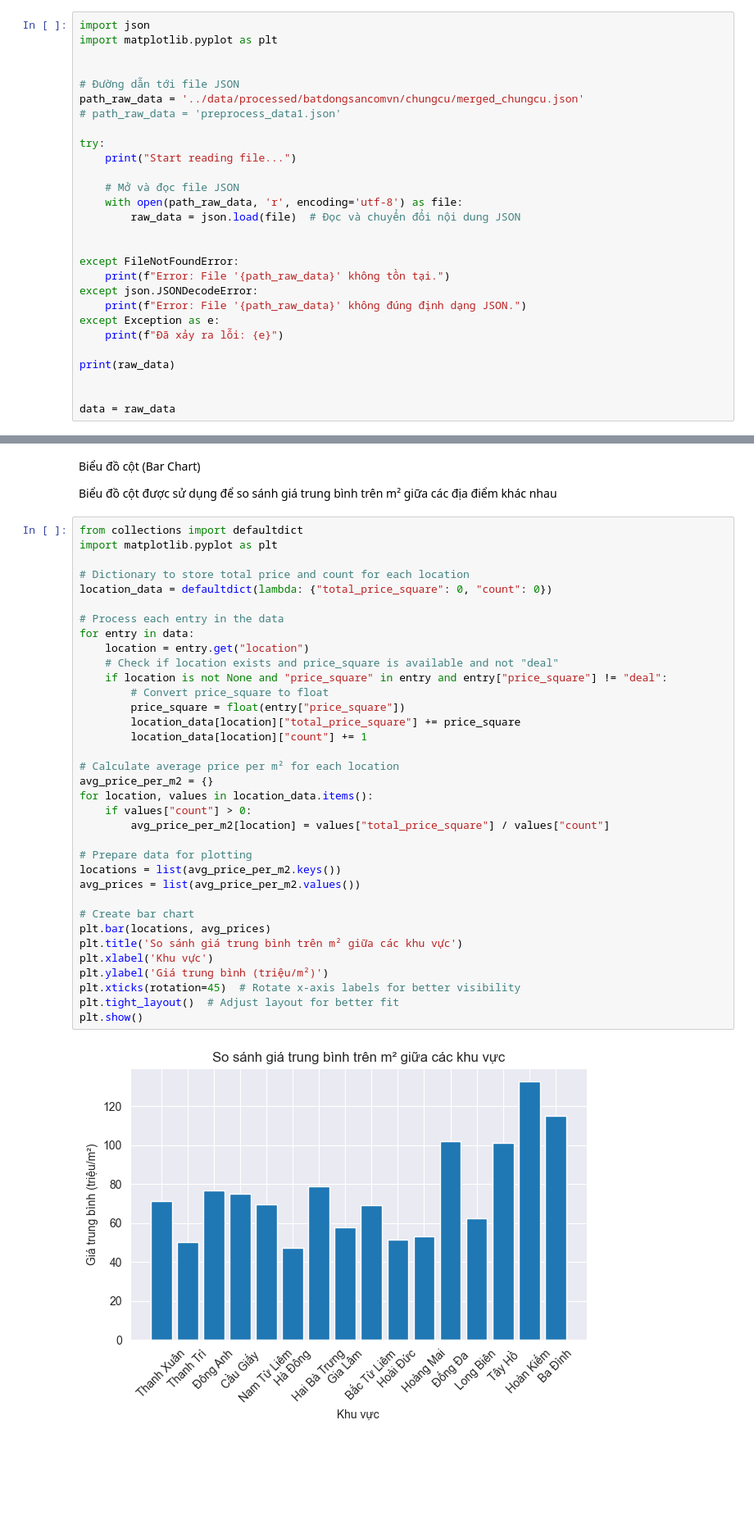
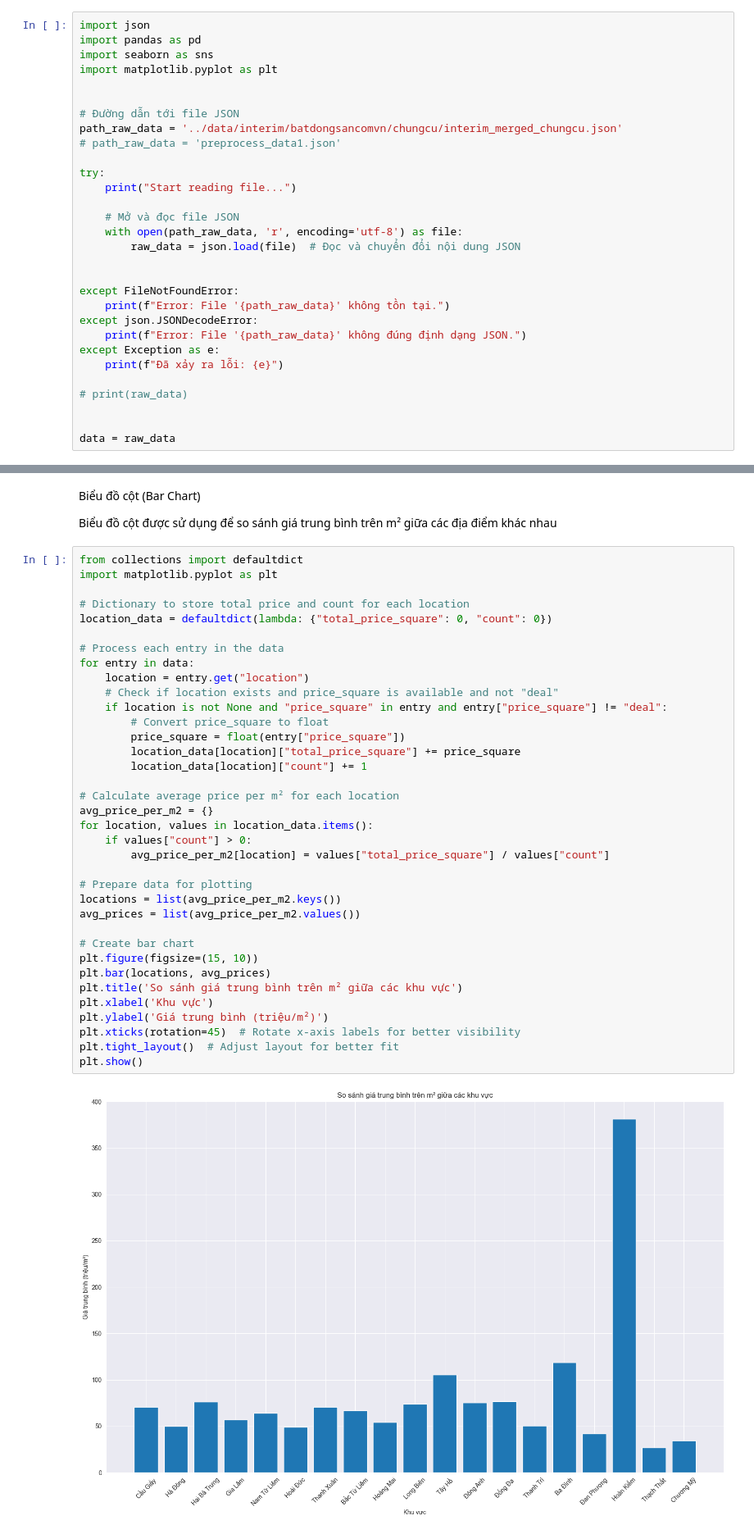
Before and after one commit to leo6103/data-science-project, a Jupyter notebook: notebooks/visualize_EDA.ipynb, the cells around one changed output, grey strips where cells are left out. Shown at 82% size. Saved outputs shown, nothing was run; the diff lists cells and outputs as text; blank space fills up the shorter version.

```diff
--- a/notebooks/visualize_EDA.ipynb
+++ b/notebooks/visualize_EDA.ipynb
@@ -1,10 +1,12 @@
 # %%
 import json
+import pandas as pd
+import seaborn as sns
 import matplotlib.pyplot as plt
 
 
 # Đường dẫn tới file JSON
-path_raw_data = '../data/processed/batdongsancomvn/chungcu/merged_chungcu.json'
+path_raw_data = '../data/interim/batdongsancomvn/chungcu/interim_merged_chungcu.json'
 # path_raw_data = 'preprocess_data1.json'
 
 try:
@@ -22,7 +24,7 @@ except json.JSONDecodeError:
 except Exception as e:
     print(f"Đã xảy ra lỗi: {e}")
 
-print(raw_data)
+# print(raw_data)
 
 
 data = raw_data
@@ -122,34 +221,35 @@ location_data = defaultdict(lambda: {"total_price_square": 0, "count": 0})
 
 # Process each entry in the data
 for entry in data:
     location = entry.get("location")
     # Check if location exists and price_square is available and not "deal"
     if location is not None and "price_square" in entry and entry["price_square"] != "deal":
         # Convert price_square to float
         price_square = float(entry["price_square"])
         location_data[location]["total_price_square"] += price_square
         location_data[location]["count"] += 1
 
 # Calculate average price per m² for each location
 avg_price_per_m2 = {}
 for location, values in location_data.items():
     if values["count"] > 0:
         avg_price_per_m2[location] = values["total_price_square"] / values["count"]
 
 # Prepare data for plotting
 locations = list(avg_price_per_m2.keys())
 avg_prices = list(avg_price_per_m2.values())
 
 # Create bar chart
+plt.figure(figsize=(15, 10))
 plt.bar(locations, avg_prices)
 plt.title('So sánh giá trung bình trên m² giữa các khu vực')
 plt.xlabel('Khu vực')
 plt.ylabel('Giá trung bình (triệu/m²)')
 plt.xticks(rotation=45)  # Rotate x-axis labels for better visibility
 plt.tight_layout()  # Adjust layout for better fit
 plt.show()
 # %% [output]
-[figure, old version]
+[figure, new version]
 # %% [markdown]
  Biểu đồ hộp (Box Plot)
 
```
Also changed, not shown: parts of 15 cells of this notebook, 45 other files.
